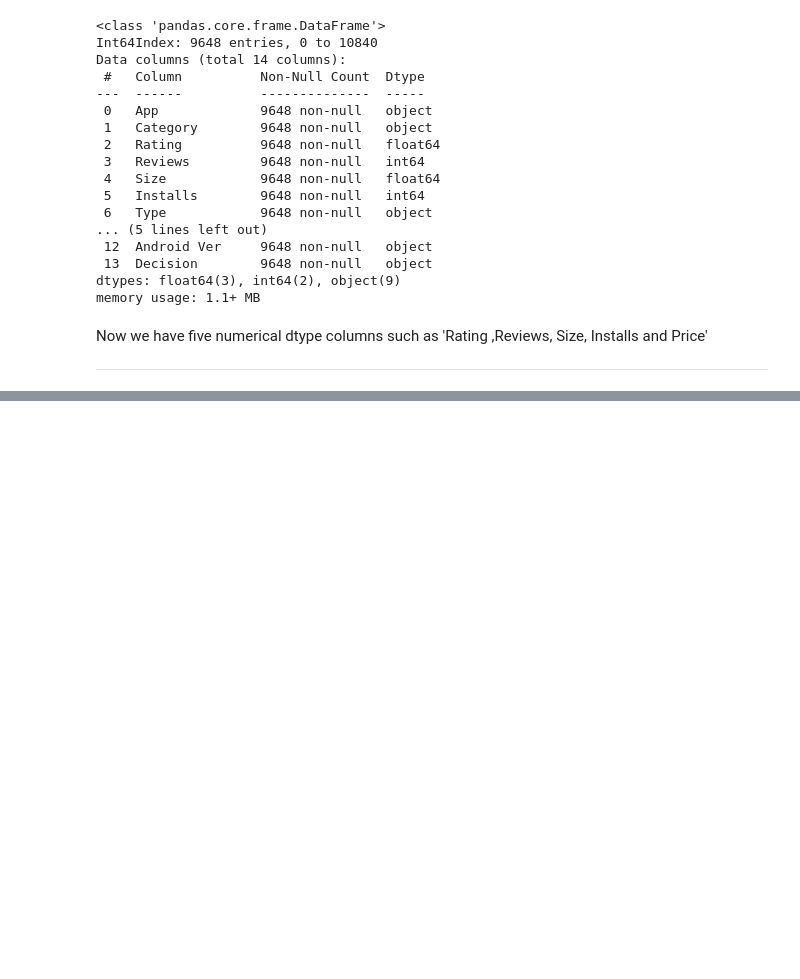
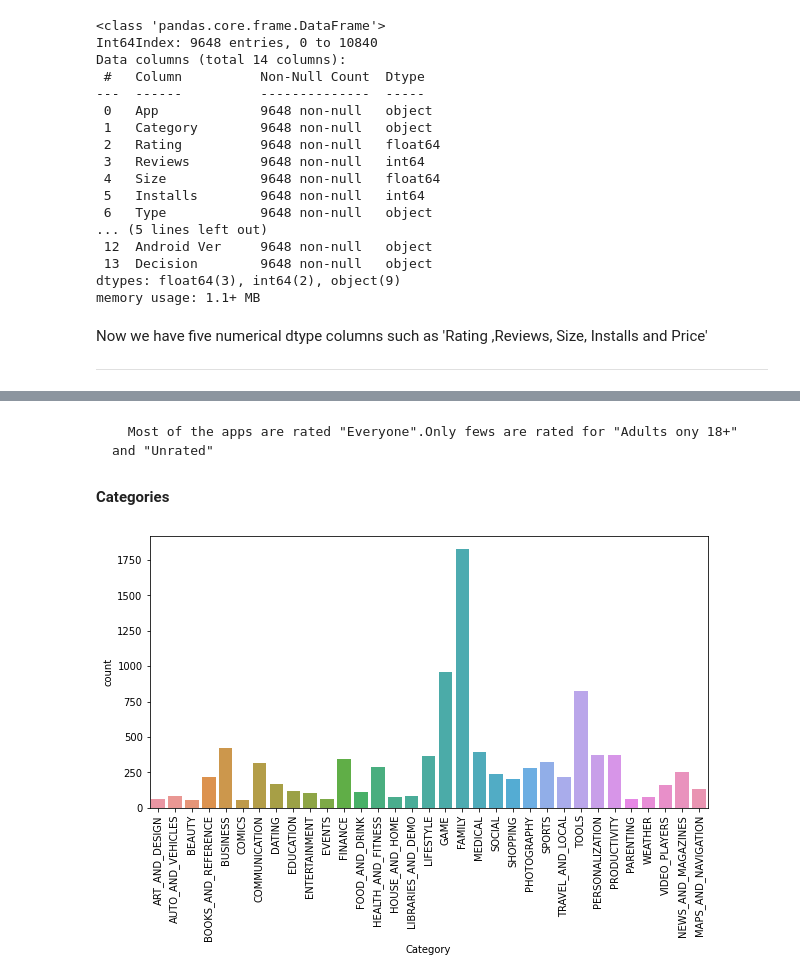
Before and after one commit to AjayUnique/EDA-playstore-app, a Jupyter notebook: Ajay_Tiwari_playstore.ipynb, the cells around one changed output, grey strips where cells are left out. Cells and saved outputs as stored; diff of their text form; code cells hidden in the pictures; blank space fills up the shorter version.

```diff
--- a/Ajay_Tiwari_playstore.ipynb
+++ b/Ajay_Tiwari_playstore.ipynb
@@ -339,0 +383,11 @@ Now we have five numerical dtype columns such as 'Rating ,Reviews, Size, Install
+# %% [markdown]
+      Most of the apps are rated "Everyone".Only fews are rated for "Adults ony 18+" and "Unrated"
+# %% [markdown]
+**Categories**
+# %%
+plt.figure(figsize=(10,5))
+sns.countplot(playdf['Category'])
+plt.xticks(rotation=90)
+plt.show()
+# %% [output]
+[figure, added]
```
Also changed, not shown: parts of 11 cells of this notebook.
